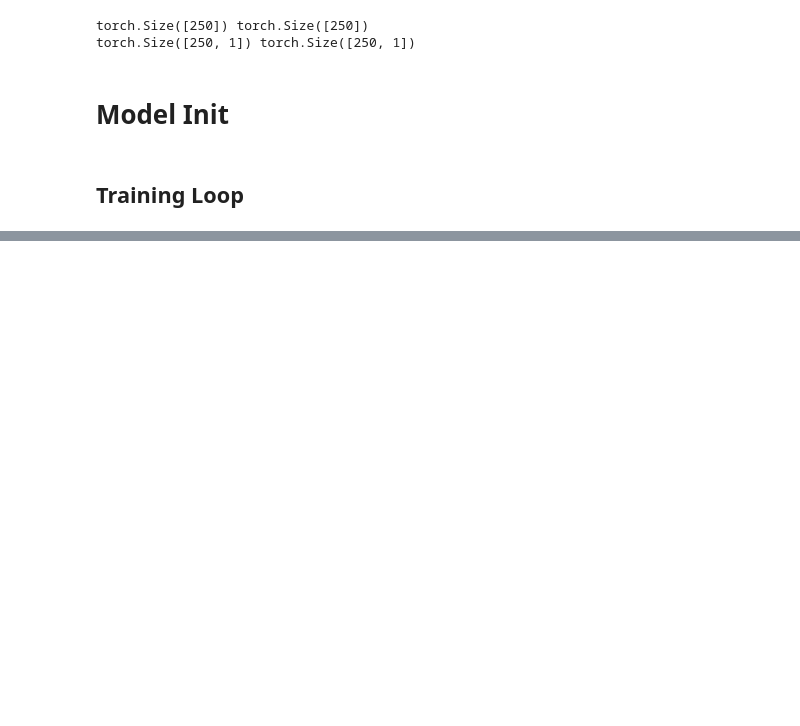
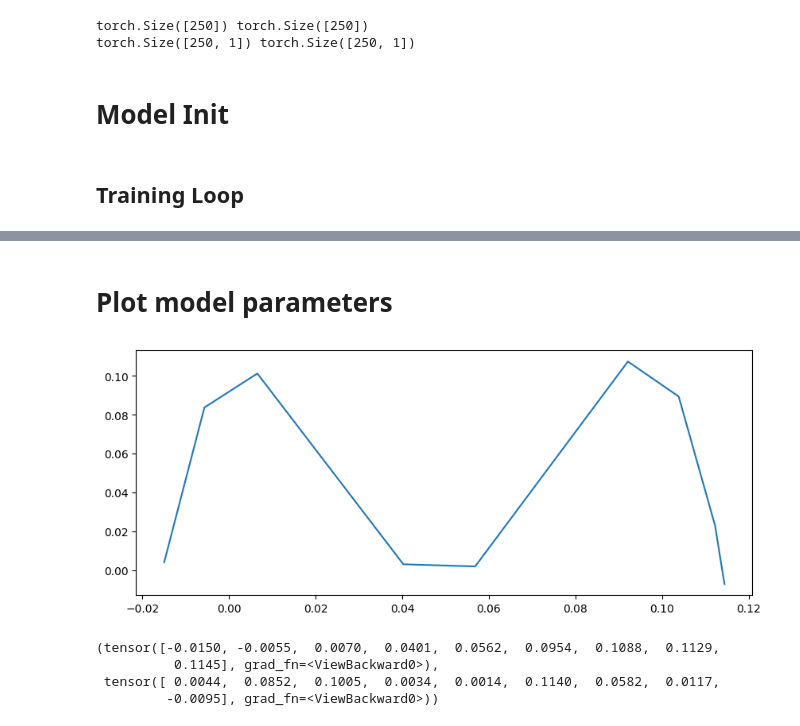
Before and after one commit to sjamthe/customNNexperiments, a Jupyter notebook: Sample Implementation of SegmentNet.ipynb, the cells around one changed output, grey strips where cells are left out. Cells and saved outputs as stored; diff of their text form; code cells hidden in the pictures; blank space fills up the shorter version.

```diff
--- a/Sample Implementation of SegmentNet.ipynb
+++ b/Sample Implementation of SegmentNet.ipynb
@@ -97,0 +120,16 @@ for epoch in range(1, num_epochs+1):
+# %% [markdown]
+# Plot model parameters
+# %%
+xval = model.x.reshape(model.x.shape[1]).detach().numpy()
+yval = model.y.reshape(model.x.shape[1]).detach().numpy()
+plt.plot(xval,yval)
+plt.show()
+# %% [output]
+[figure, added]
+# %%
+model.x.reshape(model.x.shape[1]),model.y.reshape(model.x.shape[1])
+# %% [output]
+(tensor([-0.0150, -0.0055,  0.0070,  0.0401,  0.0562,  0.0954,  0.1088,  0.1129,
+          0.1145], grad_fn=<ViewBackward0>),
+ tensor([ 0.0044,  0.0852,  0.1005,  0.0034,  0.0014,  0.1140,  0.0582,  0.0117,
+         -0.0095], grad_fn=<ViewBackward0>))
```
Also changed, not shown: parts of 5 cells of this notebook, 2 other files.
